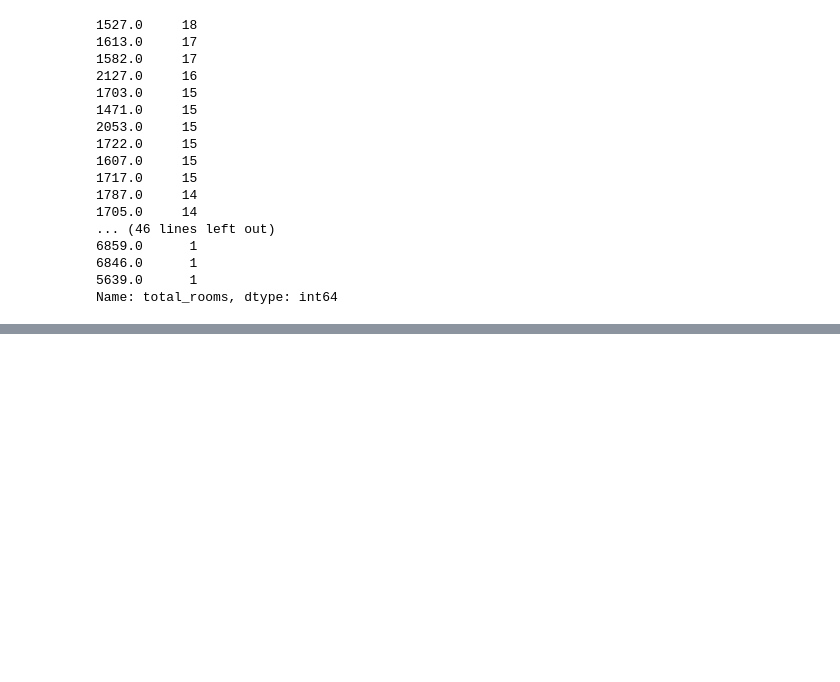
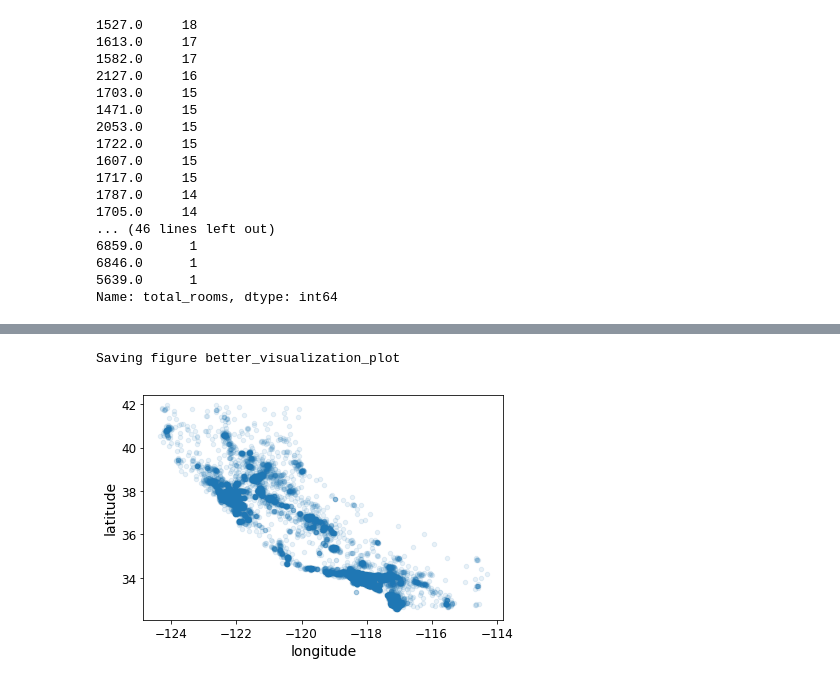
Before and after one commit to Praveen-Gupta/handson-ml, a Jupyter notebook: CH_02_Housing.ipynb, the cells around one changed output, grey strips where cells are left out. Cells and saved outputs as stored; diff of their text form; code cells hidden in the pictures; blank space fills up the shorter version.

```diff
--- a/CH_02_Housing.ipynb
+++ b/CH_02_Housing.ipynb
@@ -83,0 +187,6 @@ housing.describe()
+# %%
+housing.plot.scatter(x = "longitude", y = "latitude", alpha = 0.1)
+save_fig("better_visualization_plot")
+# %% [output]
+Saving figure better_visualization_plot
+[figure, added]
```
Also changed, not shown: parts of 98 cells of this notebook, 2 other files.
